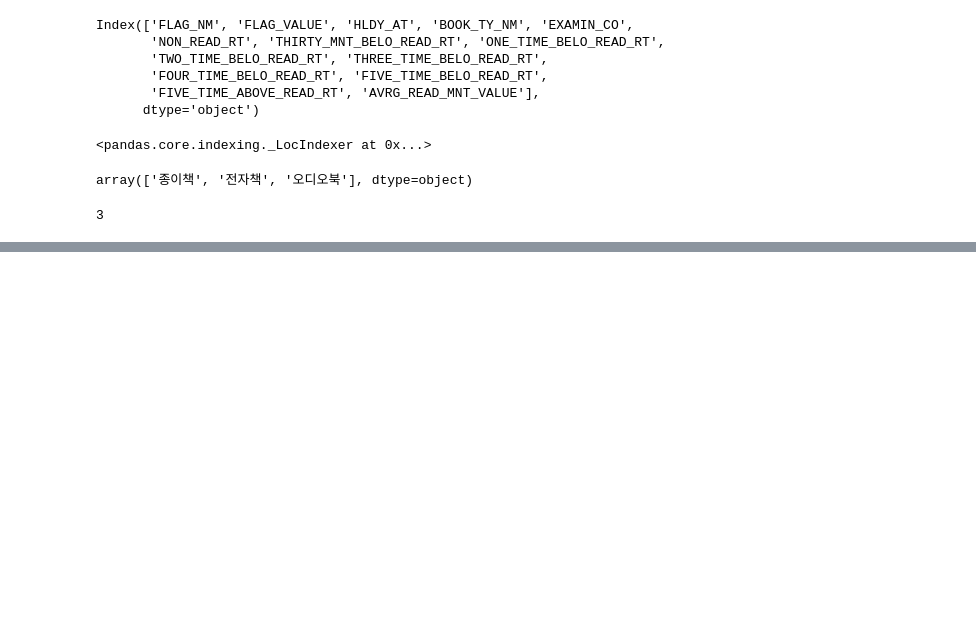
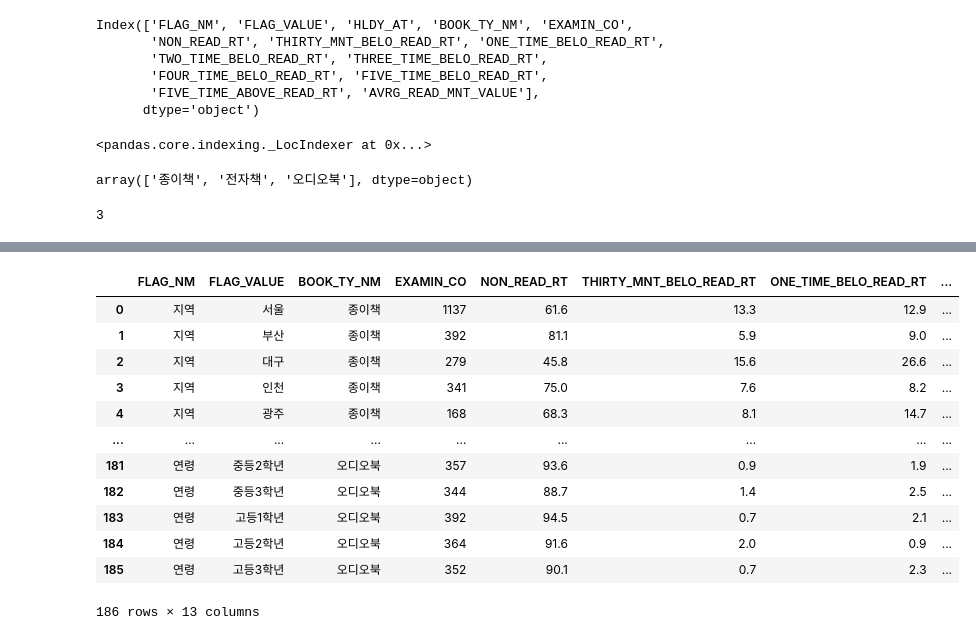
Before and after one commit to YoonGeonSON/streamlit-read-book, a Jupyter notebook: grade_read_book.ipynb, the cells around one changed output, grey strips where cells are left out. Cells and saved outputs as stored; diff of their text form; code cells hidden in the pictures; blank space fills up the shorter version.

```diff
--- a/grade_read_book.ipynb
+++ b/grade_read_book.ipynb
@@ -57,0 +78,16 @@ df
+# %%
+df.drop(labels = 'HLDY_AT', axis = 1  )
+# %% [output]
+|  | FLAG_NM | FLAG_VALUE | BOOK_TY_NM | EXAMIN_CO | NON_READ_RT | THIRTY_MNT_BELO_READ_RT | ONE_TIME_BELO_READ_RT | ... |
+| 0 | 지역 | 서울 | 종이책 | 1137 | 61.6 | 13.3 | 12.9 | ... |
+| 1 | 지역 | 부산 | 종이책 | 392 | 81.1 | 5.9 | 9.0 | ... |
+| 2 | 지역 | 대구 | 종이책 | 279 | 45.8 | 15.6 | 26.6 | ... |
+| 3 | 지역 | 인천 | 종이책 | 341 | 75.0 | 7.6 | 8.2 | ... |
+| 4 | 지역 | 광주 | 종이책 | 168 | 68.3 | 8.1 | 14.7 | ... |
+| ... | ... | ... | ... | ... | ... | ... | ... | ... |
+| 181 | 연령 | 중등2학년 | 오디오북 | 357 | 93.6 | 0.9 | 1.9 | ... |
+| 182 | 연령 | 중등3학년 | 오디오북 | 344 | 88.7 | 1.4 | 2.5 | ... |
+| 183 | 연령 | 고등1학년 | 오디오북 | 392 | 94.5 | 0.7 | 2.1 | ... |
+| 184 | 연령 | 고등2학년 | 오디오북 | 364 | 91.6 | 2.0 | 0.9 | ... |
+| 185 | 연령 | 고등3학년 | 오디오북 | 352 | 90.1 | 0.7 | 2.3 | ... |
+186 rows × 13 columns
```
Also changed, not shown: parts of 5 cells of this notebook, 7 other files.
